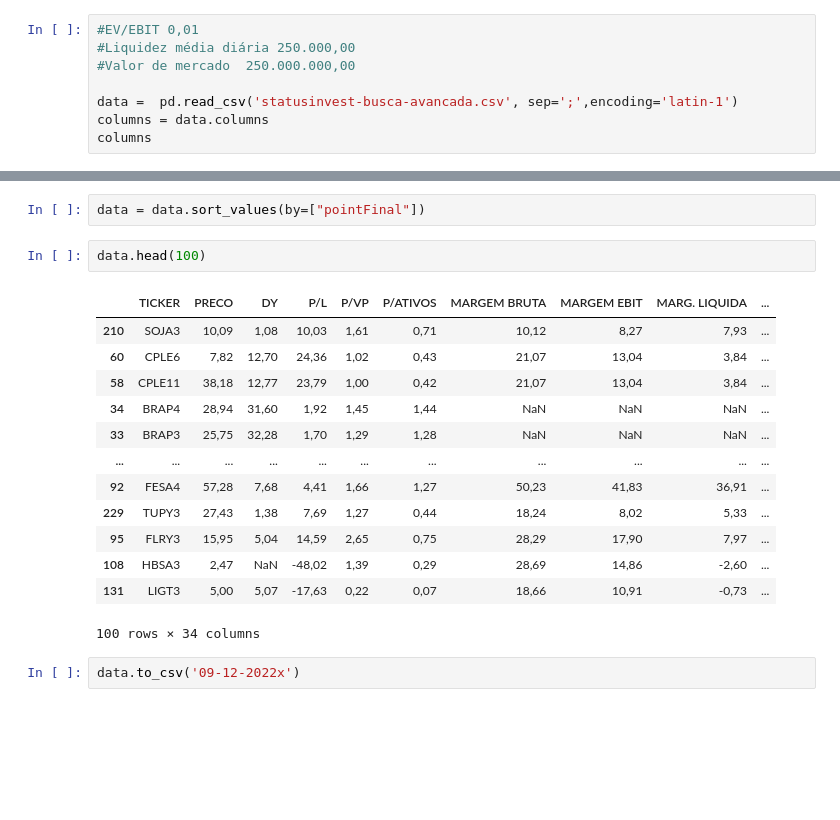
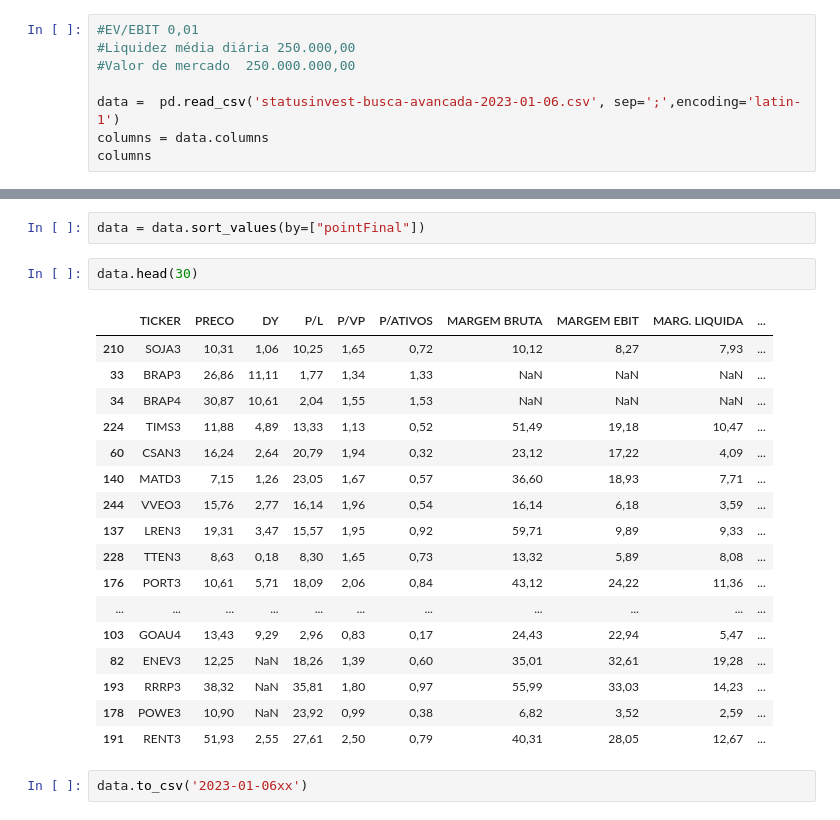
Before and after one commit to FelipeEnne/deep-value, a Jupyter notebook: (Usando) A FÓRMULA MÁGICA DE JOEL GREENBLATT/A FÓRMULA MÁGICA DE JOEL GREENBLATT.ipynb, the cells around one changed output, grey strips where cells are left out. Saved outputs shown, nothing was run; the diff lists cells and outputs as text; blank space fills up the shorter version.

```diff
--- a/(Usando) A FÓRMULA MÁGICA DE JOEL GREENBLATT/A FÓRMULA MÁGICA DE JOEL GREENBLATT.ipynb
+++ b/(Usando) A FÓRMULA MÁGICA DE JOEL GREENBLATT/A FÓRMULA MÁGICA DE JOEL GREENBLATT.ipynb
@@ -10,7 +10,7 @@ pd.options.display.max_columns = None
 #Liquidez média diária 250.000,00
 #Valor de mercado  250.000.000,00
 
-data =  pd.read_csv('statusinvest-busca-avancada.csv', sep=';',encoding='latin-1')
+data =  pd.read_csv('statusinvest-busca-avancada-2023-01-06.csv', sep=';',encoding='latin-1')
 columns = data.columns
 columns
 # %% [output]
@@ -53,20 +53,24 @@ data["pointFinal"] = data["pointEV/EBIT"] + data["pointROIC"]
 # %%
 data = data.sort_values(by=["pointFinal"])
 # %%
-data.head(100)
+data.head(30)
 # %% [output]
 |  | TICKER | PRECO | DY | P/L | P/VP | P/ATIVOS | MARGEM BRUTA | MARGEM EBIT | MARG. LIQUIDA | ... |
-| 210 | SOJA3 | 10,09 | 1,08 | 10,03 | 1,61 | 0,71 | 10,12 | 8,27 | 7,93 | ... |
-| 60 | CPLE6 | 7,82 | 12,70 | 24,36 | 1,02 | 0,43 | 21,07 | 13,04 | 3,84 | ... |
-| 58 | CPLE11 | 38,18 | 12,77 | 23,79 | 1,00 | 0,42 | 21,07 | 13,04 | 3,84 | ... |
-| 34 | BRAP4 | 28,94 | 31,60 | 1,92 | 1,45 | 1,44 | NaN | NaN | NaN | ... |
-| 33 | BRAP3 | 25,75 | 32,28 | 1,70 | 1,29 | 1,28 | NaN | NaN | NaN | ... |
+| 210 | SOJA3 | 10,31 | 1,06 | 10,25 | 1,65 | 0,72 | 10,12 | 8,27 | 7,93 | ... |
+| 33 | BRAP3 | 26,86 | 11,11 | 1,77 | 1,34 | 1,33 | NaN | NaN | NaN | ... |
+| 34 | BRAP4 | 30,87 | 10,61 | 2,04 | 1,55 | 1,53 | NaN | NaN | NaN | ... |
+| 224 | TIMS3 | 11,88 | 4,89 | 13,33 | 1,13 | 0,52 | 51,49 | 19,18 | 10,47 | ... |
+| 60 | CSAN3 | 16,24 | 2,64 | 20,79 | 1,94 | 0,32 | 23,12 | 17,22 | 4,09 | ... |
+| 140 | MATD3 | 7,15 | 1,26 | 23,05 | 1,67 | 0,57 | 36,60 | 18,93 | 7,71 | ... |
+| 244 | VVEO3 | 15,76 | 2,77 | 16,14 | 1,96 | 0,54 | 16,14 | 6,18 | 3,59 | ... |
+| 137 | LREN3 | 19,31 | 3,47 | 15,57 | 1,95 | 0,92 | 59,71 | 9,89 | 9,33 | ... |
+| 228 | TTEN3 | 8,63 | 0,18 | 8,30 | 1,65 | 0,73 | 13,32 | 5,89 | 8,08 | ... |
+| 176 | PORT3 | 10,61 | 5,71 | 18,09 | 2,06 | 0,84 | 43,12 | 24,22 | 11,36 | ... |
 | ... | ... | ... | ... | ... | ... | ... | ... | ... | ... | ... |
-| 92 | FESA4 | 57,28 | 7,68 | 4,41 | 1,66 | 1,27 | 50,23 | 41,83 | 36,91 | ... |
-| 229 | TUPY3 | 27,43 | 1,38 | 7,69 | 1,27 | 0,44 | 18,24 | 8,02 | 5,33 | ... |
-| 95 | FLRY3 | 15,95 | 5,04 | 14,59 | 2,65 | 0,75 | 28,29 | 17,90 | 7,97 | ... |
-| 108 | HBSA3 | 2,47 | NaN | -48,02 | 1,39 | 0,29 | 28,69 | 14,86 | -2,60 | ... |
-| 131 | LIGT3 | 5,00 | 5,07 | -17,63 | 0,22 | 0,07 | 18,66 | 10,91 | -0,73 | ... |
+| 103 | GOAU4 | 13,43 | 9,29 | 2,96 | 0,83 | 0,17 | 24,43 | 22,94 | 5,47 | ... |
+| 82 | ENEV3 | 12,25 | NaN | 18,26 | 1,39 | 0,60 | 35,01 | 32,61 | 19,28 | ... |
+| 193 | RRRP3 | 38,32 | NaN | 35,81 | 1,80 | 0,97 | 55,99 | 33,03 | 14,23 | ... |
+| 178 | POWE3 | 10,90 | NaN | 23,92 | 0,99 | 0,38 | 6,82 | 3,52 | 2,59 | ... |
+| 191 | RENT3 | 51,93 | 2,55 | 27,61 | 2,50 | 0,79 | 40,31 | 28,05 | 12,67 | ... |
-100 rows × 34 columns
 # %%
-data.to_csv('09-12-2022x')
+data.to_csv('2023-01-06xx')
```
Also changed, not shown: parts of 1 cell of this notebook, 2 other files.
